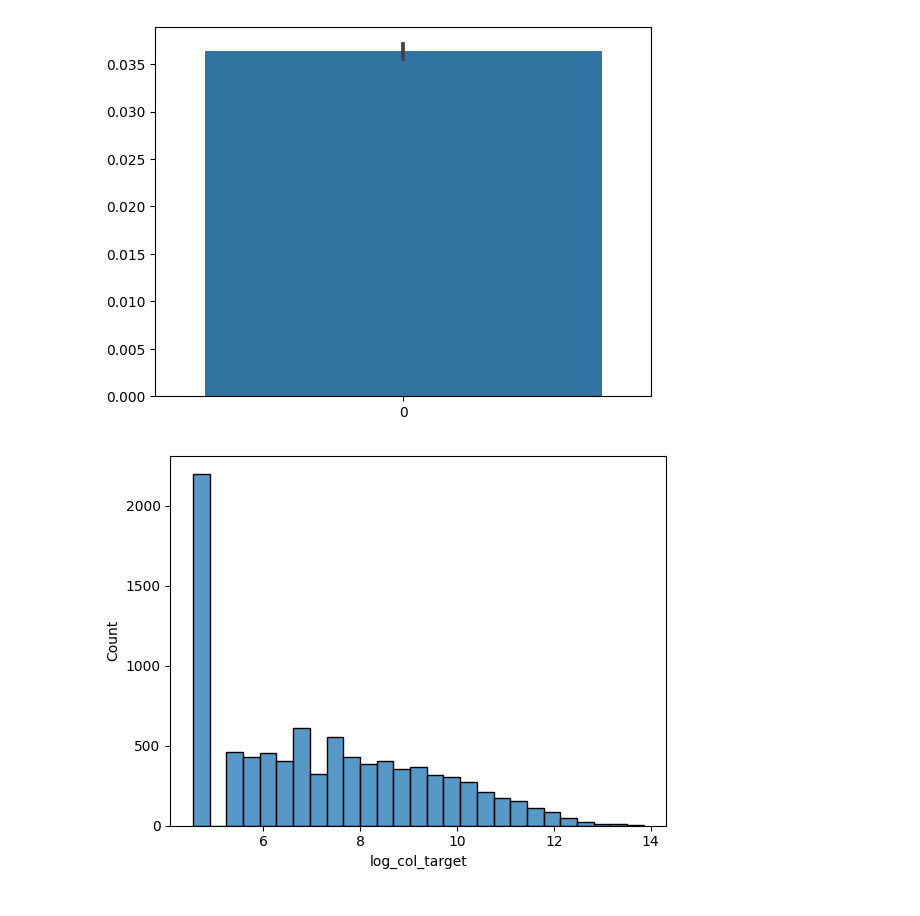
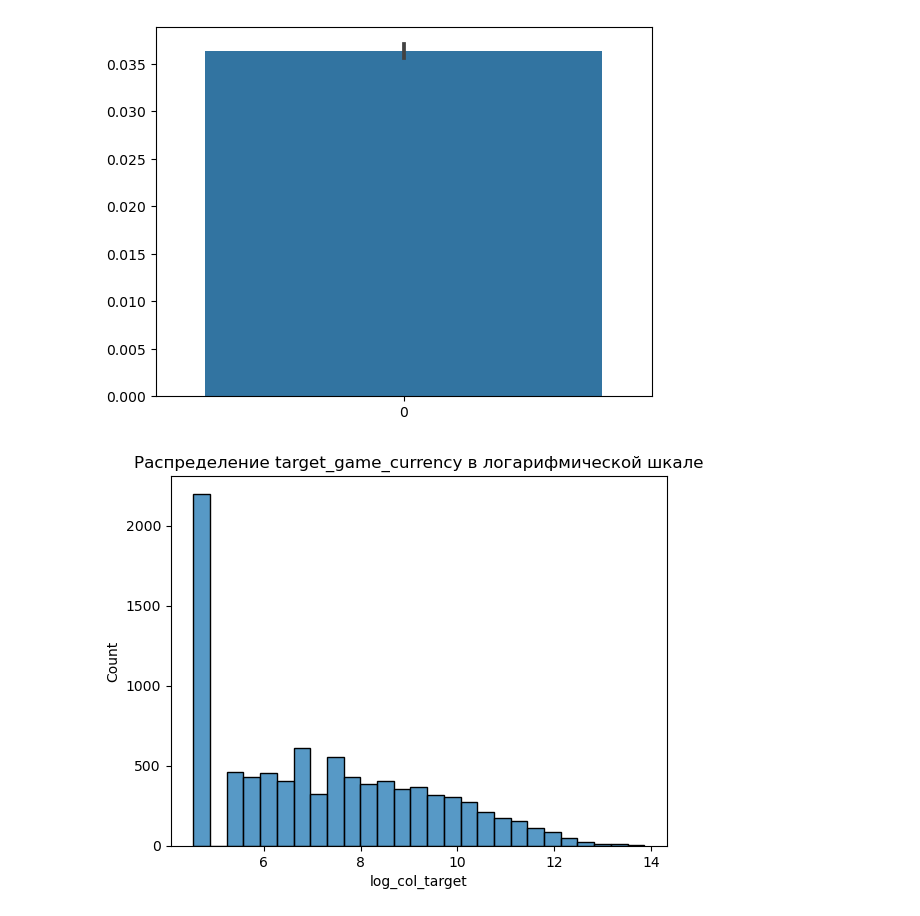
Before and after one commit to KurmangazyKarabekov/Dataset_decision, a Jupyter notebook: 1_EDA.ipynb, the cells around one changed output. Cells and saved outputs as stored; diff of their text form; code cells hidden in the pictures.

```diff
--- a/1_EDA.ipynb
+++ b/1_EDA.ipynb
@@ -130,6 +133,7 @@ plt.show()
 [figure]
 # %%
 sns.histplot(df['log_col_target'])
+plt.title('Распределение target_game_currency в логарифмической шкале')
 plt.show()
 # %% [output]
-[figure, old version]
+[figure, new version]
```
Also changed, not shown: parts of 23 cells of this notebook, 2 other files.
